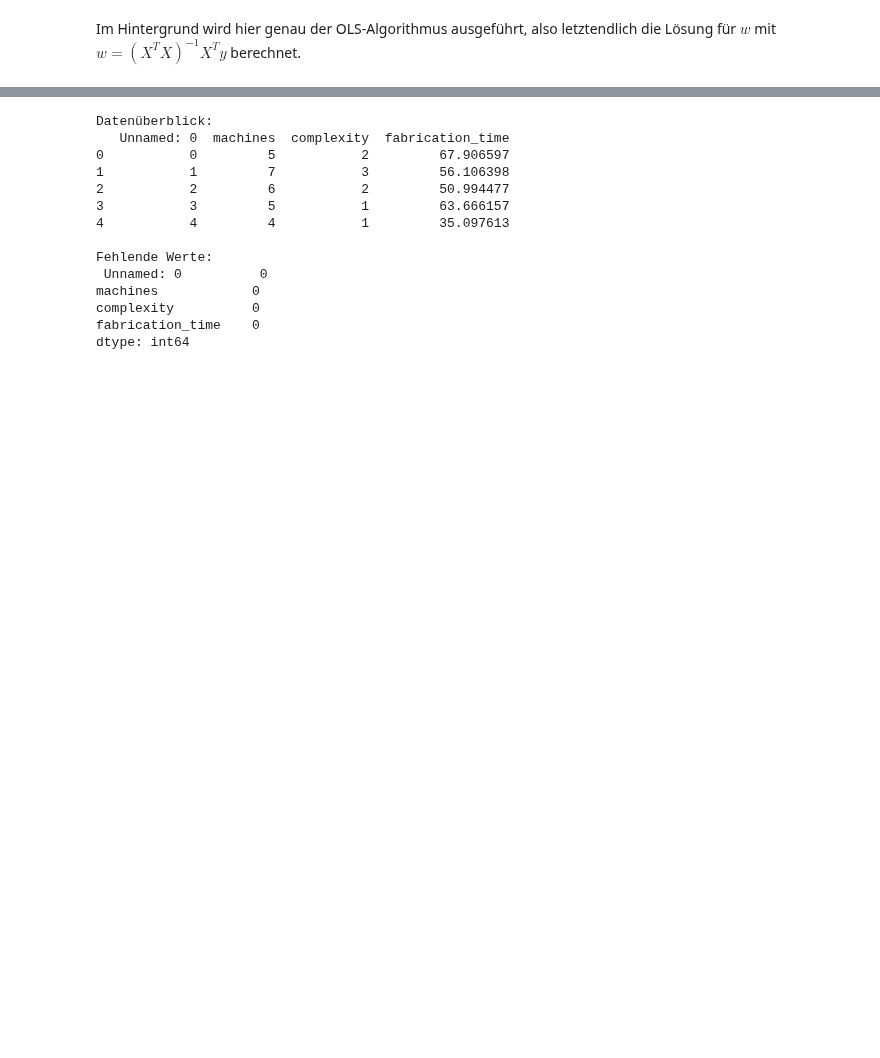
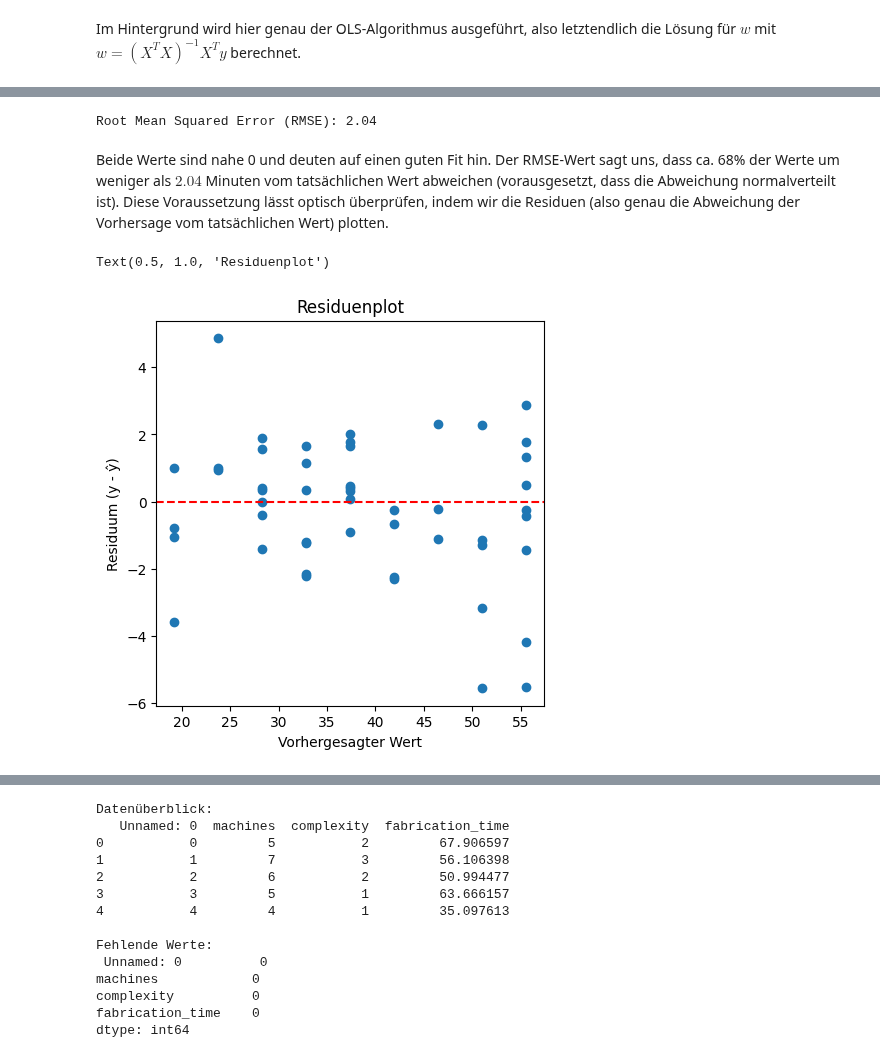
Before and after one commit to wolfromanlist/MLForEngineers, a Jupyter notebook: Notebooks/3-Supervised Learning.ipynb, the cells around one changed output, grey strips where cells are left out. Saved outputs shown, nothing was run; the diff lists cells and outputs as text; code cells hidden in the pictures; blank space fills up the shorter version.

```diff
--- a/Notebooks/3-Supervised Learning.ipynb
+++ b/Notebooks/3-Supervised Learning.ipynb
@@ -376,0 +411,22 @@ R²-Score: 0.97
+# %%
+rmse = np.sqrt(mse)
+
+print(f"Root Mean Squared Error (RMSE): {rmse:.2f}")
+# %% [output]
+Root Mean Squared Error (RMSE): 2.04
+# %% [markdown]
+Beide Werte sind nahe 0 und deuten auf einen guten Fit hin. Der RMSE-Wert sagt uns, dass ca. 68% der Werte um weniger als $2.04$ Minuten vom tatsächlichen Wert abweichen (vorausgesetzt, dass die Abweichung normalverteilt ist). Diese Voraussetzung lässt optisch überprüfen, indem wir die Residuen (also genau die Abweichung der Vorhersage vom tatsächlichen Wert) plotten.
+# %%
+### Berechnen der Residuen
+residuals = y_test - y_pred
+
+### Plotten
+fig, ax = plt.subplots(figsize=(5,5))
+ax.scatter(x=y_pred, y=residuals)
+ax.axhline(0, color="red", linestyle="--")
+plt.xlabel("Vorhergesagter Wert")
+plt.ylabel("Residuum (y - ŷ)")
+plt.title('Residuenplot')
+# %% [output]
+Text(0.5, 1.0, 'Residuenplot')
+[figure, added]
```
Also changed, not shown: parts of 25 cells of this notebook, 1 other file.
